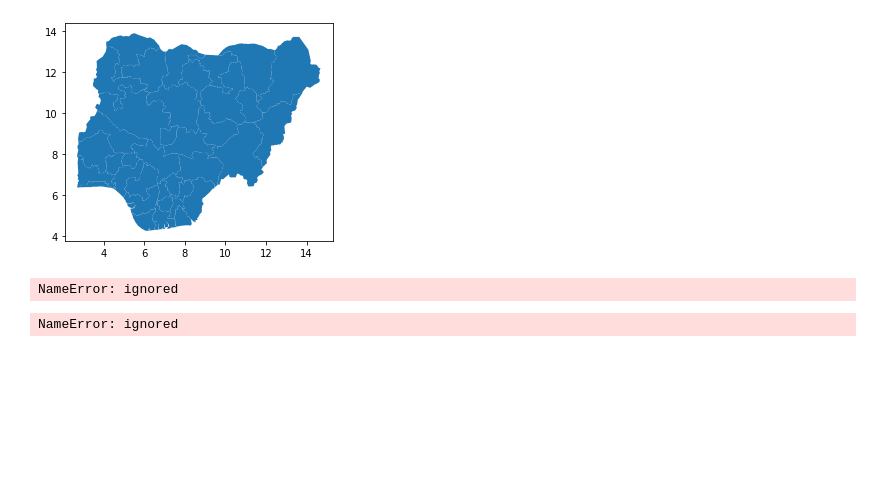
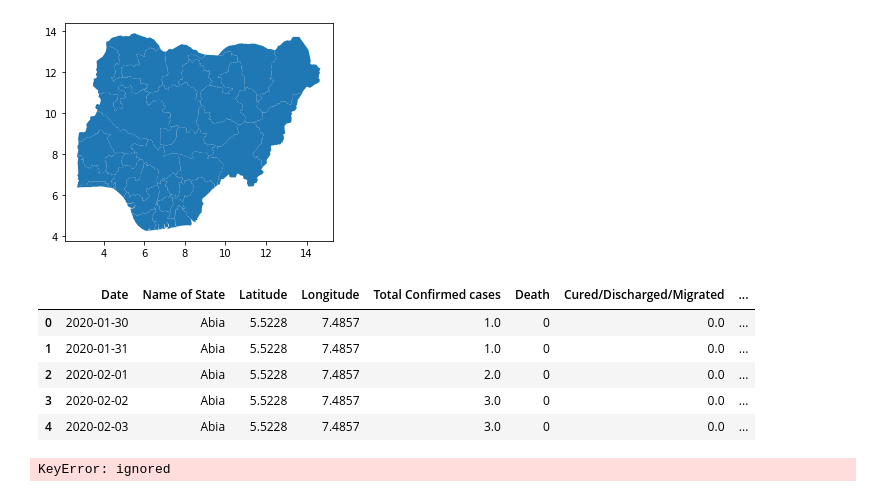
Before and after one commit to MMoronto/Folium_Playground, a Jupyter notebook: Lagos_Folium_Map_Tests.ipynb, the cells around one changed output. Drawn from its saved outputs; the diff is of its cells as text; code cells hidden in the pictures; blank space fills up the shorter version.

```diff
--- a/Lagos_Folium_Map_Tests.ipynb
+++ b/Lagos_Folium_Map_Tests.ipynb
@@ -211,47 +211,52 @@ nigeria_factories_geojson.plot()
 # %%
 df_covid=pd.read_csv('/content/drive/MyDrive/Colab Notebooks/Nigeria_covid_demo.csv')
 df_covid.head()
-df_covid['Name of State']=df_covid['Name of State'].apply(lambda x: re.sub('Union Territory of ','',x))
 # %% [output]
-NameError: ignored
+|  | Date | Name of State | Latitude | Longitude | Total Confirmed cases | Death | Cured/Discharged/Migrated | ... |
+| 0 | 2020-01-30 | Abia | 5.5228 | 7.4857 | 1.0 | 0 | 0.0 | ... |
+| 1 | 2020-01-31 | Abia | 5.5228 | 7.4857 | 1.0 | 0 | 0.0 | ... |
+| 2 | 2020-02-01 | Abia | 5.5228 | 7.4857 | 2.0 | 0 | 0.0 | ... |
+| 3 | 2020-02-02 | Abia | 5.5228 | 7.4857 | 3.0 | 0 | 0.0 | ... |
+| 4 | 2020-02-03 | Abia | 5.5228 | 7.4857 | 3.0 | 0 | 0.0 | ... |
 # %%
 id_dict={'Abia': '0',
   'Abuja': '1',
   'Adamawa': '2',
   'Akwa Ibom': '3',
-  'Bauchi': '4',
-  'Benue': '5',
-  'Bornu': '6',
-  'Cross River': '7',
-  'Delta': '8',
-  'Edo': '9',
-  'Ebonyi': '10',
-  'Ekiti': '11',
-  'Enugu': '12',
-  'Jigawa': '13',
-  'Imo': '14',
-  'Kaduna': '15',
-  'Kano': '16',
-  'Katsina': '17',
-  'Kogi': '18',
-  'Kwara': '19',
-  'Lagos': '20',
-  'Nasarawa': '21',
-  'Niger': '22',
-  'Ogun': '23',
-  'Ondo': '24',
-  'Osun': '25',
-  'Oyo': '26',
-  'Plateau': '27',
-  'Rivers': '28',
-  'Sokoto': '29',
-  'Taraba': '30',
-  'Yobe': '31'}
+  'Anambra': '4',
+  'Bauchi': '5',
+  'Benue': '6',
+  'Bornu': '7',
+  'Cross River': '8',
+  'Delta': '9',
+  'Edo': '10',
+  'Ebonyi': '11',
+  'Ekiti': '12',
+  'Enugu': '13',
+  'Jigawa': '14',
+  'Imo': '15',
+  'Kaduna': '16',
+  'Kano': '17',
+  'Katsina': '18',
+  'Kogi': '19',
+  'Kwara': '20',
+  'Lagos': '21',
+  'Nasarawa': '22',
+  'Niger': '23',
+  'Ogun': '24',
+  'Ondo': '25',
+  'Osun': '26',
+  'Oyo': '27',
+  'Plateau': '28',
+  'Rivers': '29',
+  'Sokoto': '30',
+  'Taraba': '31',
+  'Yobe': '32'}
 
 # Create IDs using the Dictionary above
 df_covid['state_id']=df_covid['Name of state'].map(id_dict)
 # %% [output]
-NameError: ignored
+KeyError: ignored
 # %%
 df_covid['Active Cases']=df_covid['Total Confirmed cases']-(df_covid['Cured/Discharged/Migrated']+df_covid['Death'])
 df_covid.head()
```
Also changed, not shown: parts of 1 cell of this notebook.
